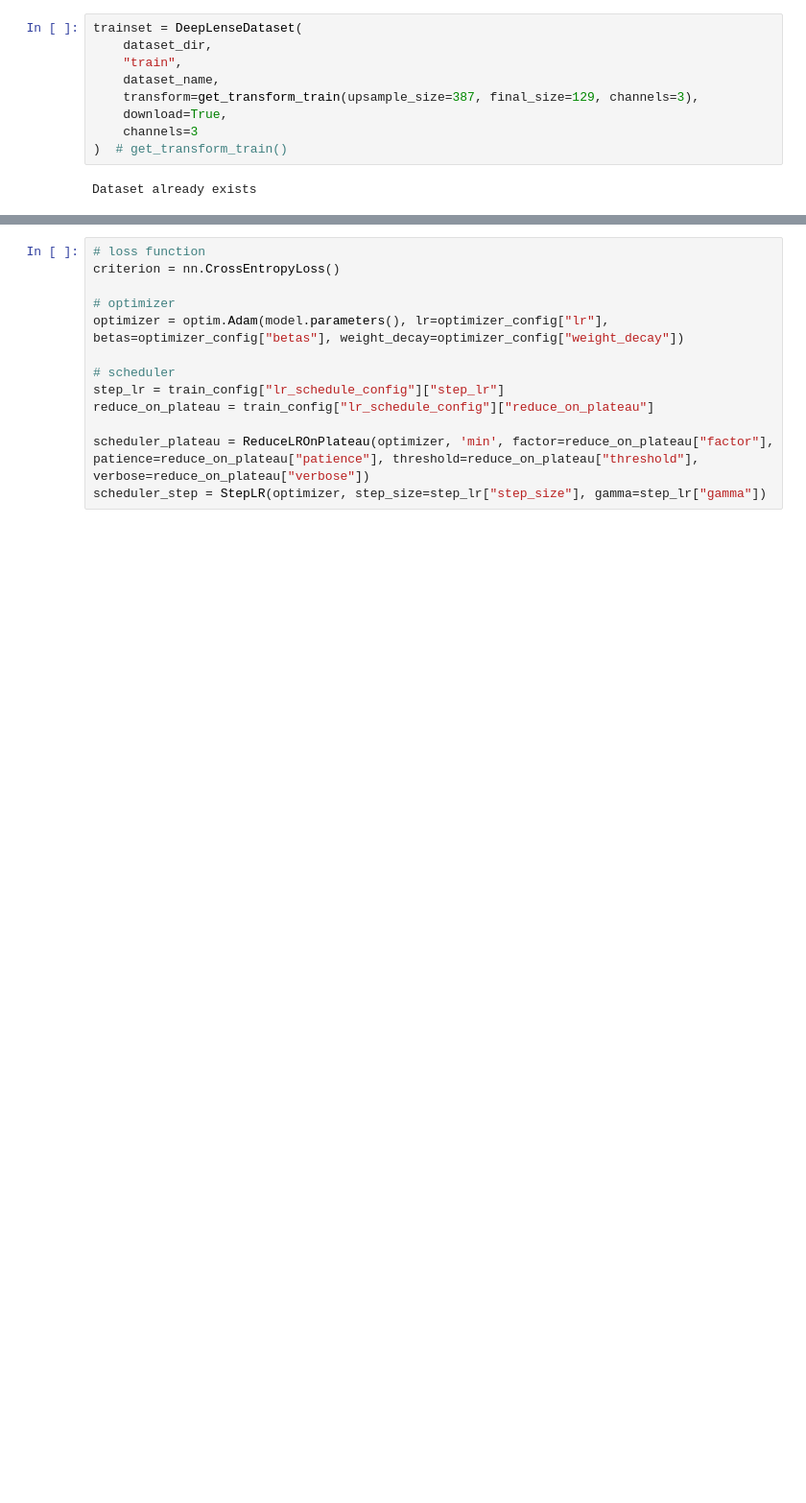
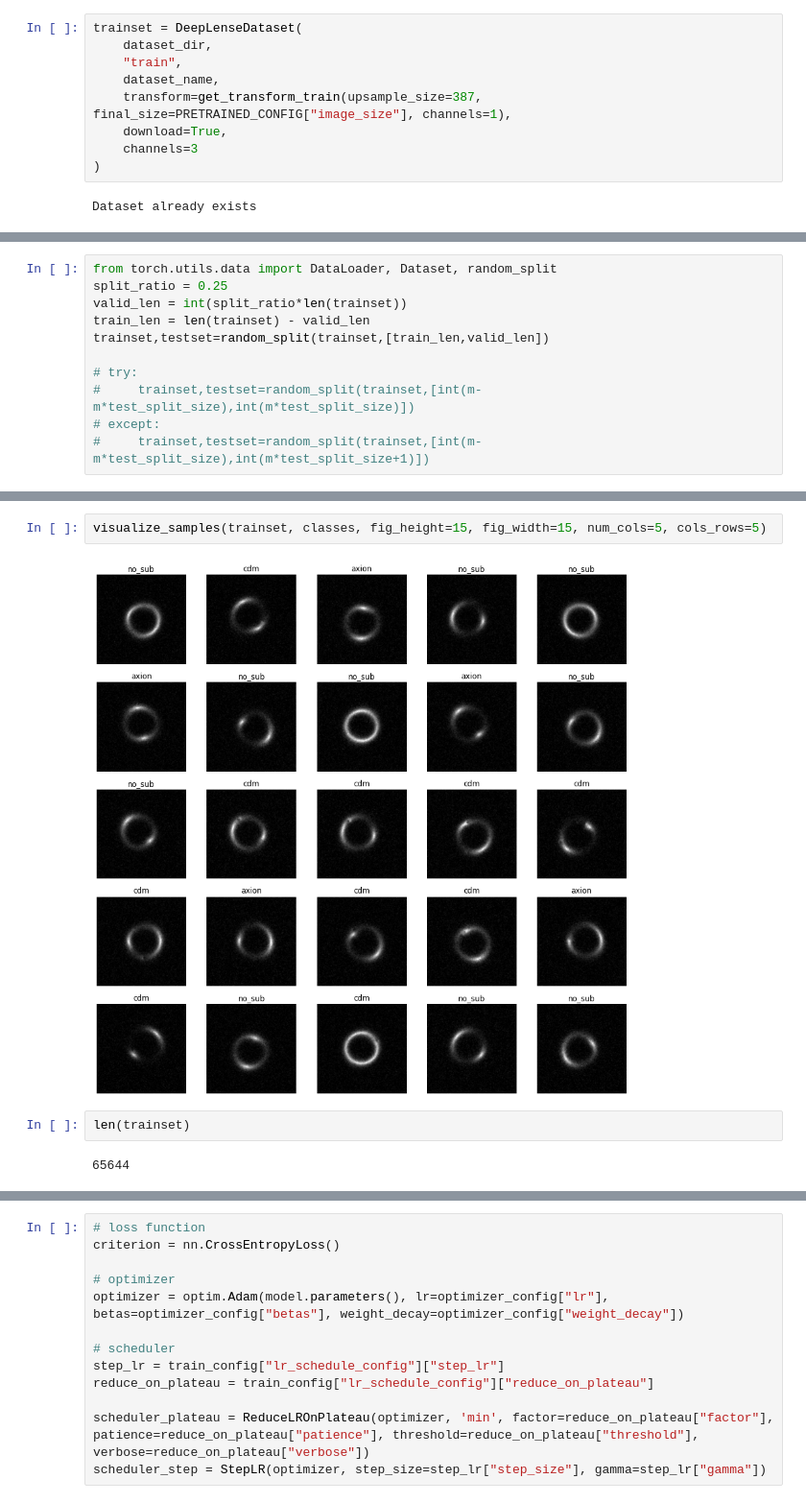
Before and after one commit to sachdevkartik/GSoC-2022, a Jupyter notebook: test_main_pretrained.ipynb, the cells around one changed output, grey strips where cells are left out. Shown at 96% size. Saved outputs shown, nothing was run; the diff lists cells and outputs as text; blank space fills up the shorter version.

```diff
--- a/test_main_pretrained.ipynb
+++ b/test_main_pretrained.ipynb
@@ -61,9 +75,9 @@ trainset = DeepLenseDataset(
     dataset_dir,
     "train",
     dataset_name,
-    transform=get_transform_train(upsample_size=387, final_size=129, channels=3),
+    transform=get_transform_train(upsample_size=387, final_size=PRETRAINED_CONFIG["image_size"], channels=1),
     download=True,
     channels=3
-)  # get_transform_train()
+)
 # %% [output]
 Dataset already exists
@@ -80,0 +84,11 @@ Dataset already exists
+# %%
+from torch.utils.data import DataLoader, Dataset, random_split
+split_ratio = 0.25
+valid_len = int(split_ratio*len(trainset))
+train_len = len(trainset) - valid_len
+trainset,testset=random_split(trainset,[train_len,valid_len])
+
+# try:
+#     trainset,testset=random_split(trainset,[int(m-m*test_split_size),int(m*test_split_size)])
+# except:
+#     trainset,testset=random_split(trainset,[int(m-m*test_split_size),int(m*test_split_size+1)])
@@ -81,3 +107,11 @@ Dataset already exists
+# %%
+visualize_samples(trainset, classes, fig_height=15, fig_width=15, num_cols=5, cols_rows=5)
+# %% [output]
+[figure, added]
+# %%
+len(trainset)
+# %% [output]
+65644
 # %%
 seed_everything(seed=42)
 device = get_device(use_cuda=use_cuda, cuda_idx=0)
```
Also changed, not shown: parts of 22 cells of this notebook, 4 other files.
